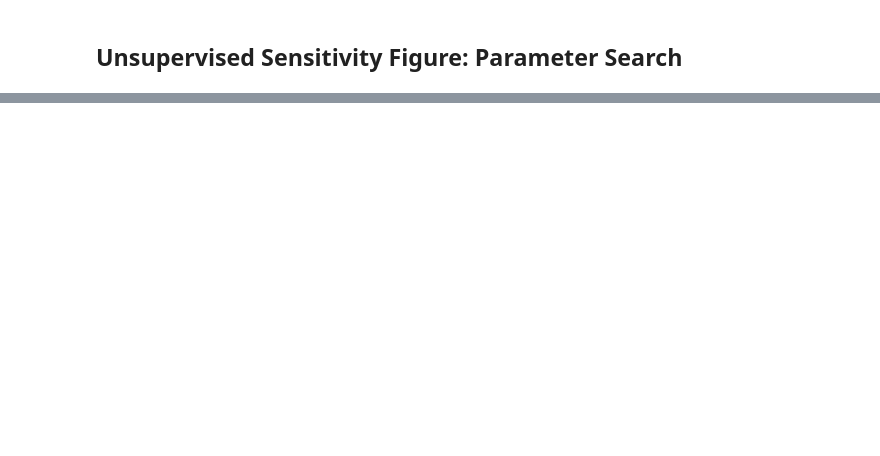
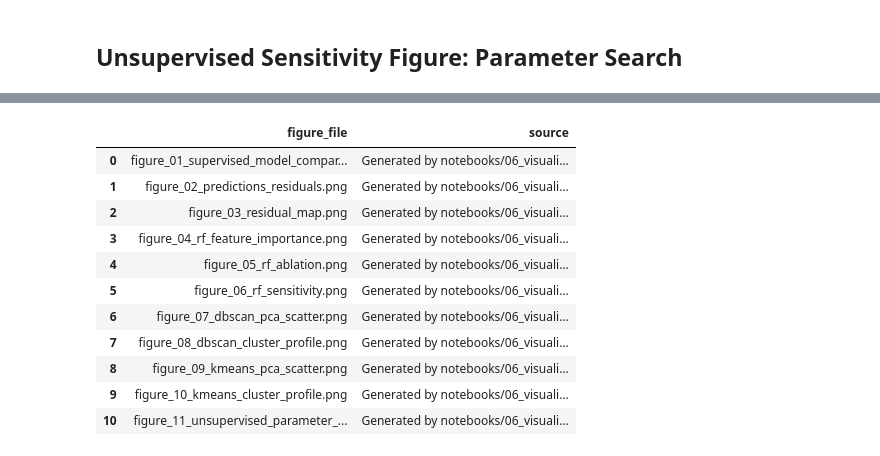
Before and after one commit to sboettch/SIADS696-Team7-Final, a Jupyter notebook: notebooks/06_visualization_generation/Final_Report_Reproducible_Visualizations.ipynb, the cells around one changed output, grey strips where cells are left out. Saved outputs shown, nothing was run; the diff lists cells and outputs as text; code cells hidden in the pictures; blank space fills up the shorter version.

```diff
--- a/notebooks/06_visualization_generation/Final_Report_Reproducible_Visualizations.ipynb
+++ b/notebooks/06_visualization_generation/Final_Report_Reproducible_Visualizations.ipynb
@@ -294,0 +390,40 @@ display(manifest)
+# %%
+generated_figures = [
+    "figure_01_supervised_model_comparison.png",
+    "figure_02_predictions_residuals.png",
+    "figure_03_residual_map.png",
+    "figure_04_rf_feature_importance.png",
+    "figure_05_rf_ablation.png",
+    "figure_06_rf_sensitivity.png",
+    "figure_07_dbscan_pca_scatter.png",
+    "figure_08_dbscan_cluster_profile.png",
+    "figure_09_kmeans_pca_scatter.png",
+    "figure_10_kmeans_cluster_profile.png",
+    "figure_11_unsupervised_parameter_search.png",
+]
+
+missing = [name for name in generated_figures if not (FIG_DIR / name).exists()]
+if missing:
+    raise FileNotFoundError(f"Missing generated figure files: {missing}")
+
+manifest = pd.DataFrame(
+    {
+        "figure_file": generated_figures,
+        "source": "Generated by notebooks/06_visualization_generation/Final_Report_Reproducible_Visualizations.ipynb from project data/outputs",
+    }
+)
+manifest.to_csv(FIG_DIR / "figure_manifest.csv", index=False)
+display(manifest)
+# %% [output]
+|  | figure_file | source |
+| 0 | figure_01_supervised_model_compar... | Generated by notebooks/06_visuali... |
+| 1 | figure_02_predictions_residuals.png | Generated by notebooks/06_visuali... |
+| 2 | figure_03_residual_map.png | Generated by notebooks/06_visuali... |
+| 3 | figure_04_rf_feature_importance.png | Generated by notebooks/06_visuali... |
+| 4 | figure_05_rf_ablation.png | Generated by notebooks/06_visuali... |
+| 5 | figure_06_rf_sensitivity.png | Generated by notebooks/06_visuali... |
+| 6 | figure_07_dbscan_pca_scatter.png | Generated by notebooks/06_visuali... |
+| 7 | figure_08_dbscan_cluster_profile.png | Generated by notebooks/06_visuali... |
+| 8 | figure_09_kmeans_pca_scatter.png | Generated by notebooks/06_visuali... |
+| 9 | figure_10_kmeans_cluster_profile.png | Generated by notebooks/06_visuali... |
+| 10 | figure_11_unsupervised_parameter_... | Generated by notebooks/06_visuali... |
```
Also changed, not shown: parts of 19 cells of this notebook, 15 other files.
